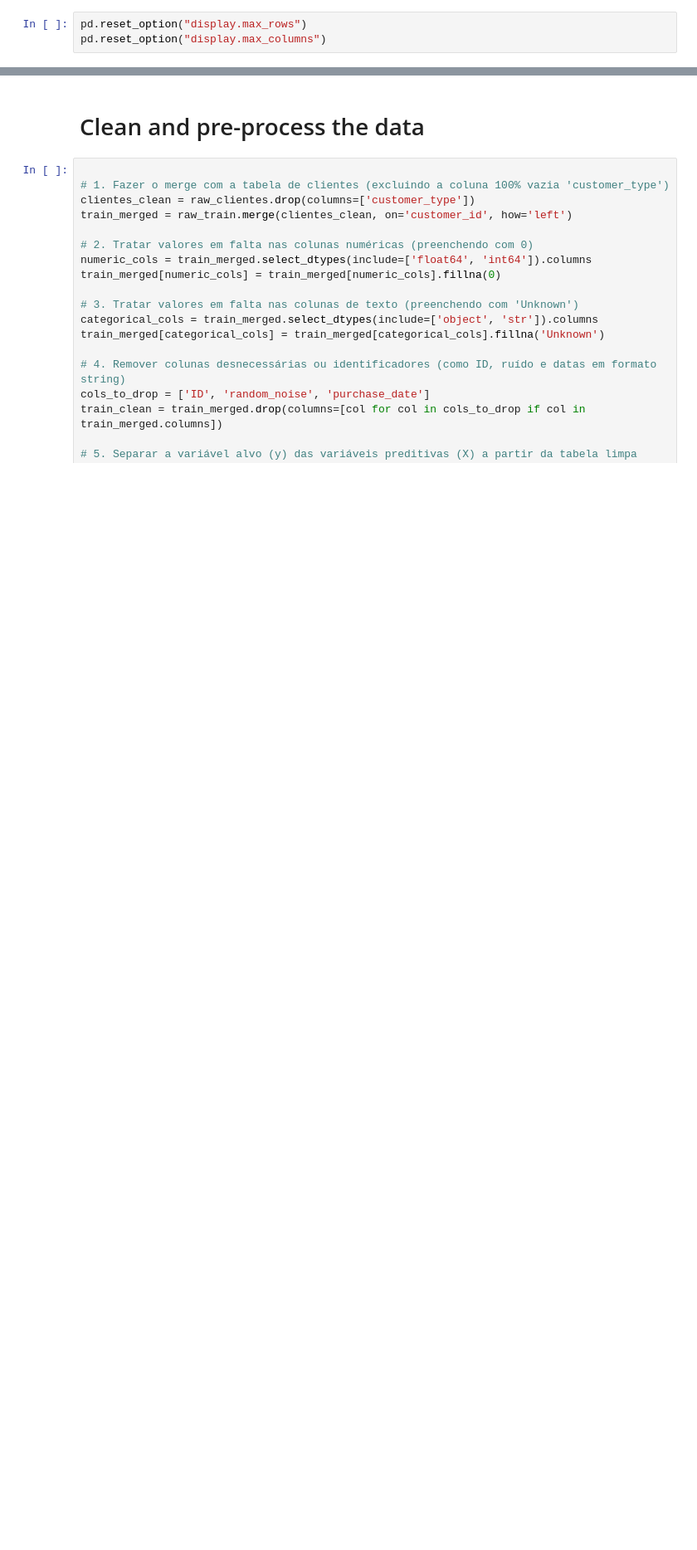
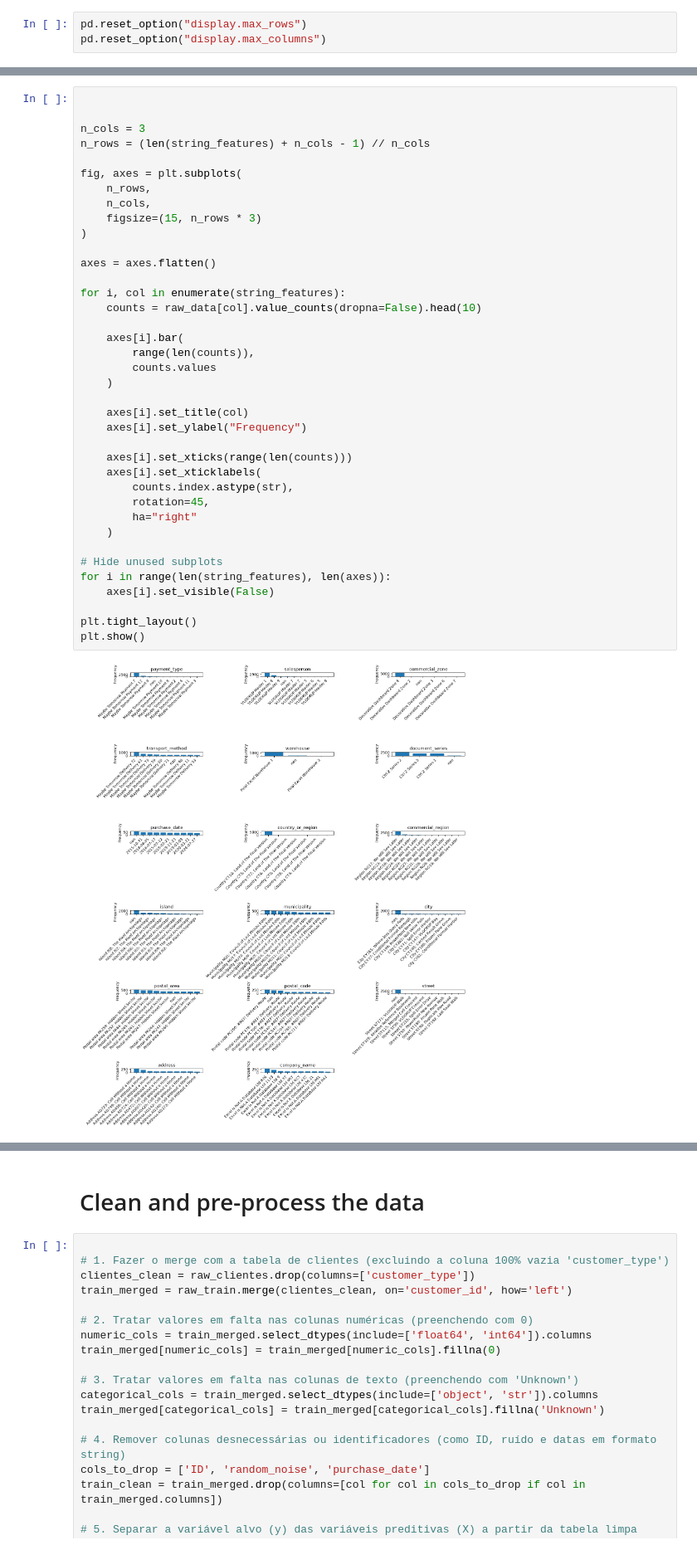
Before and after one commit to MiguelSantos00/Predicting-Repeat-Purchases-ML, a Jupyter notebook: notebooks/Homework_Group06.ipynb, the cells around one changed output, grey strips where cells are left out. Shown at 83% size. Cells and saved outputs as stored; diff of their text form; blank space fills up the shorter version.

```diff
--- a/notebooks/Homework_Group06.ipynb
+++ b/notebooks/Homework_Group06.ipynb
@@ -344,0 +435,40 @@ Customer Dataset (clientes.csv)
+# %%
+
+
+n_cols = 3
+n_rows = (len(string_features) + n_cols - 1) // n_cols
+
+fig, axes = plt.subplots(
+    n_rows,
+    n_cols,
+    figsize=(15, n_rows * 3)
+)
+
+axes = axes.flatten()
+
+for i, col in enumerate(string_features):
+    counts = raw_data[col].value_counts(dropna=False).head(10)
+
+    axes[i].bar(
+        range(len(counts)),
+        counts.values
+    )
+
+    axes[i].set_title(col)
+    axes[i].set_ylabel("Frequency")
+
+    axes[i].set_xticks(range(len(counts)))
+    axes[i].set_xticklabels(
+        counts.index.astype(str),
+        rotation=45,
+        ha="right"
+    )
+
+# Hide unused subplots
+for i in range(len(string_features), len(axes)):
+    axes[i].set_visible(False)
+
+plt.tight_layout()
+plt.show()
+# %% [output]
+[figure, added]
```
Also changed, not shown: parts of 15 cells of this notebook, 1 other file.
